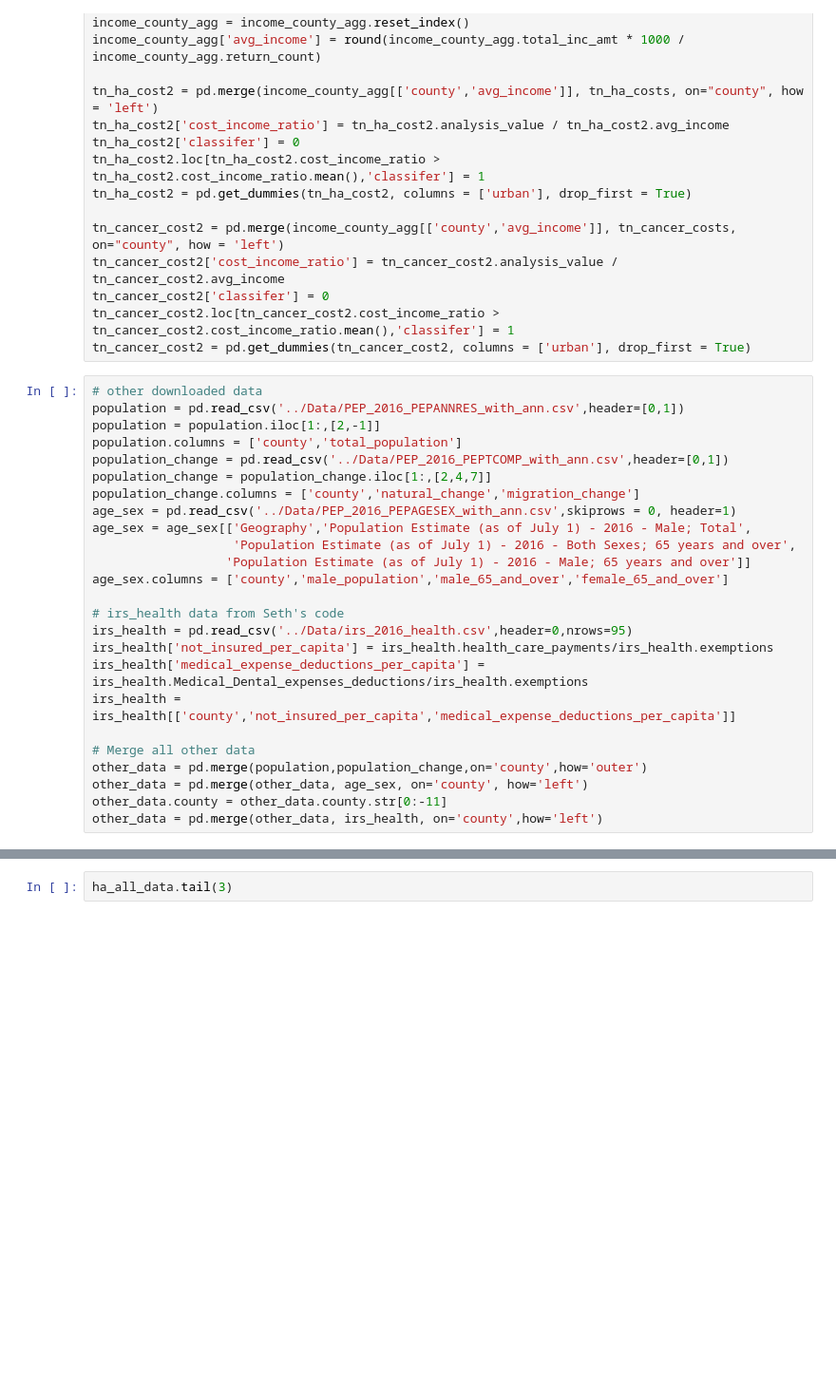
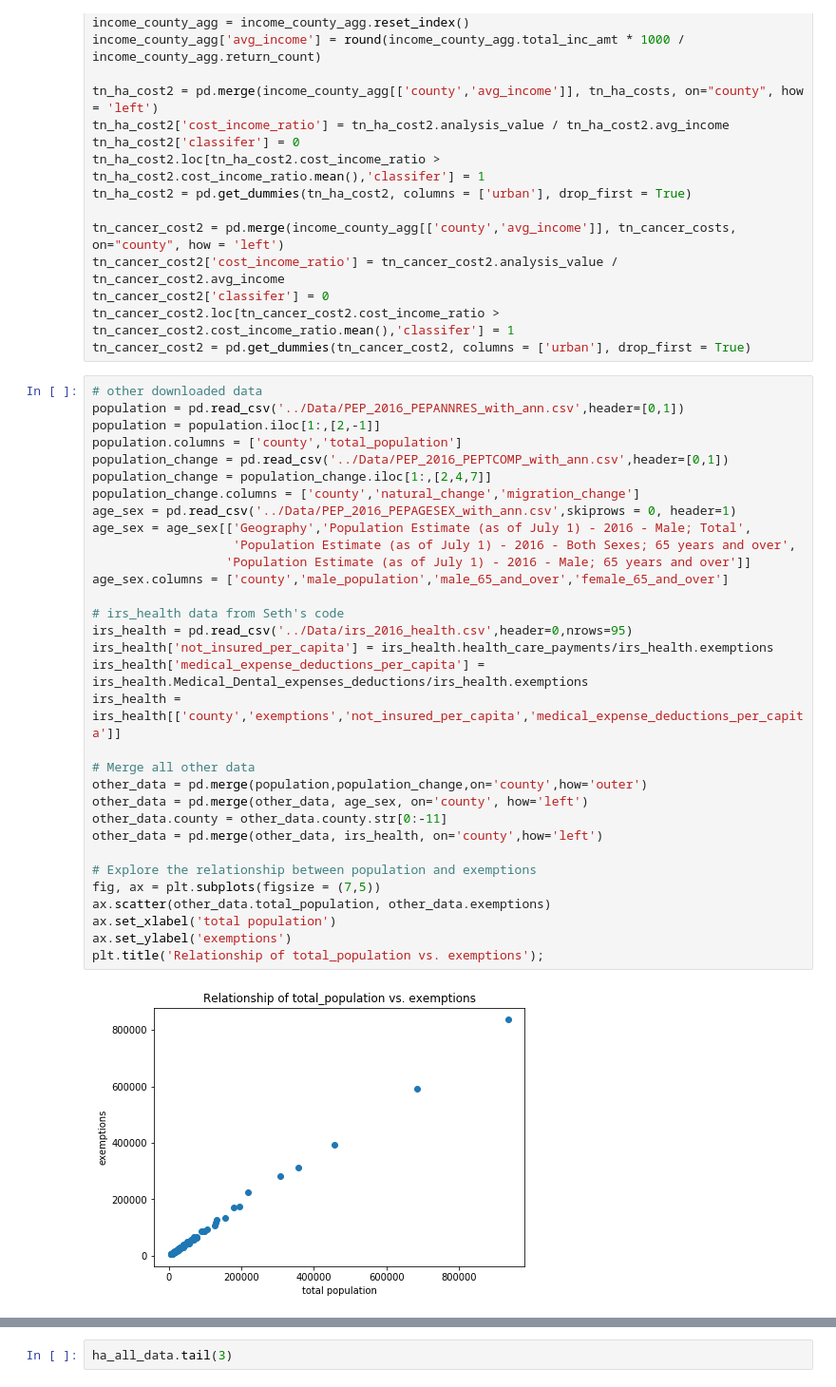
Before and after one commit to yunkaizhang/vanderbilt-data-essentials-cohort-2, a Jupyter notebook: code/YZ_Code_Final_Project.ipynb, the cells around one changed output, grey strips where cells are left out. Shown at 95% size. Saved outputs shown, nothing was run; the diff lists cells and outputs as text; blank space fills up the shorter version.

Commit message:
add relationship of exemptions and population

```diff
--- a/code/YZ_Code_Final_Project.ipynb
+++ b/code/YZ_Code_Final_Project.ipynb
@@ -57,26 +57,35 @@ tn_cancer_cost2 = pd.get_dummies(tn_cancer_cost2, columns = ['urban'], drop_firs
 # %%
 # other downloaded data
 population = pd.read_csv('../Data/PEP_2016_PEPANNRES_with_ann.csv',header=[0,1])
 population = population.iloc[1:,[2,-1]]
 population.columns = ['county','total_population']
 population_change = pd.read_csv('../Data/PEP_2016_PEPTCOMP_with_ann.csv',header=[0,1])
 population_change = population_change.iloc[1:,[2,4,7]]
 population_change.columns = ['county','natural_change','migration_change']
 age_sex = pd.read_csv('../Data/PEP_2016_PEPAGESEX_with_ann.csv',skiprows = 0, header=1)
 age_sex = age_sex[['Geography','Population Estimate (as of July 1) - 2016 - Male; Total',
                    'Population Estimate (as of July 1) - 2016 - Both Sexes; 65 years and over',
                   'Population Estimate (as of July 1) - 2016 - Male; 65 years and over']]
 age_sex.columns = ['county','male_population','male_65_and_over','female_65_and_over']
 
 # irs_health data from Seth's code
 irs_health = pd.read_csv('../Data/irs_2016_health.csv',header=0,nrows=95)
 irs_health['not_insured_per_capita'] = irs_health.health_care_payments/irs_health.exemptions
 irs_health['medical_expense_deductions_per_capita'] = irs_health.Medical_Dental_expenses_deductions/irs_health.exemptions
-irs_health = irs_health[['county','not_insured_per_capita','medical_expense_deductions_per_capita']]
+irs_health = irs_health[['county','exemptions','not_insured_per_capita','medical_expense_deductions_per_capita']]
 
 # Merge all other data
 other_data = pd.merge(population,population_change,on='county',how='outer')
 other_data = pd.merge(other_data, age_sex, on='county', how='left')
 other_data.county = other_data.county.str[0:-11]
 other_data = pd.merge(other_data, irs_health, on='county',how='left')
+
+# Explore the relationship between population and exemptions
+fig, ax = plt.subplots(figsize = (7,5))
+ax.scatter(other_data.total_population, other_data.exemptions)
+ax.set_xlabel('total population')
+ax.set_ylabel('exemptions')
+plt.title('Relationship of total_population vs. exemptions');
+# %% [output]
+[figure, added]
 # %%
```
Also changed, not shown: parts of 4 cells of this notebook.
